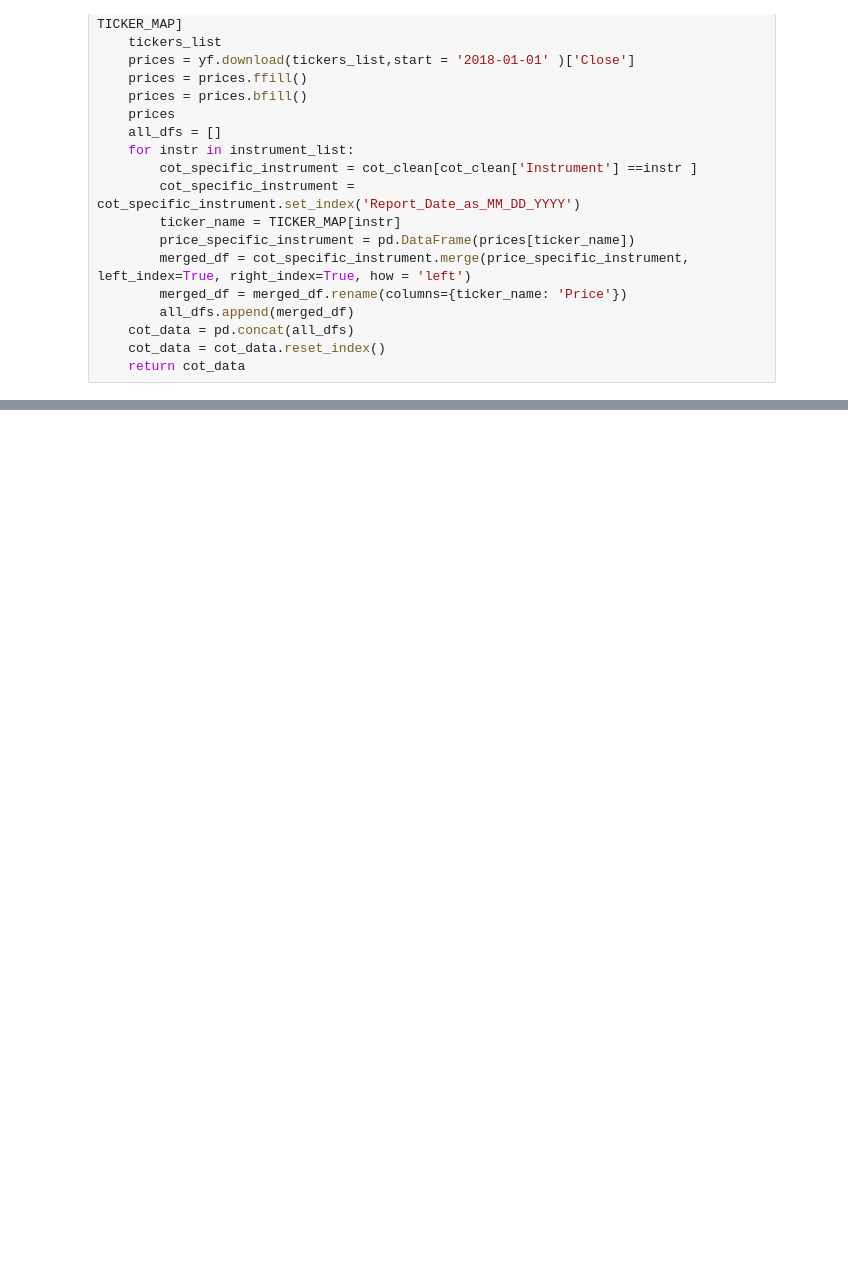
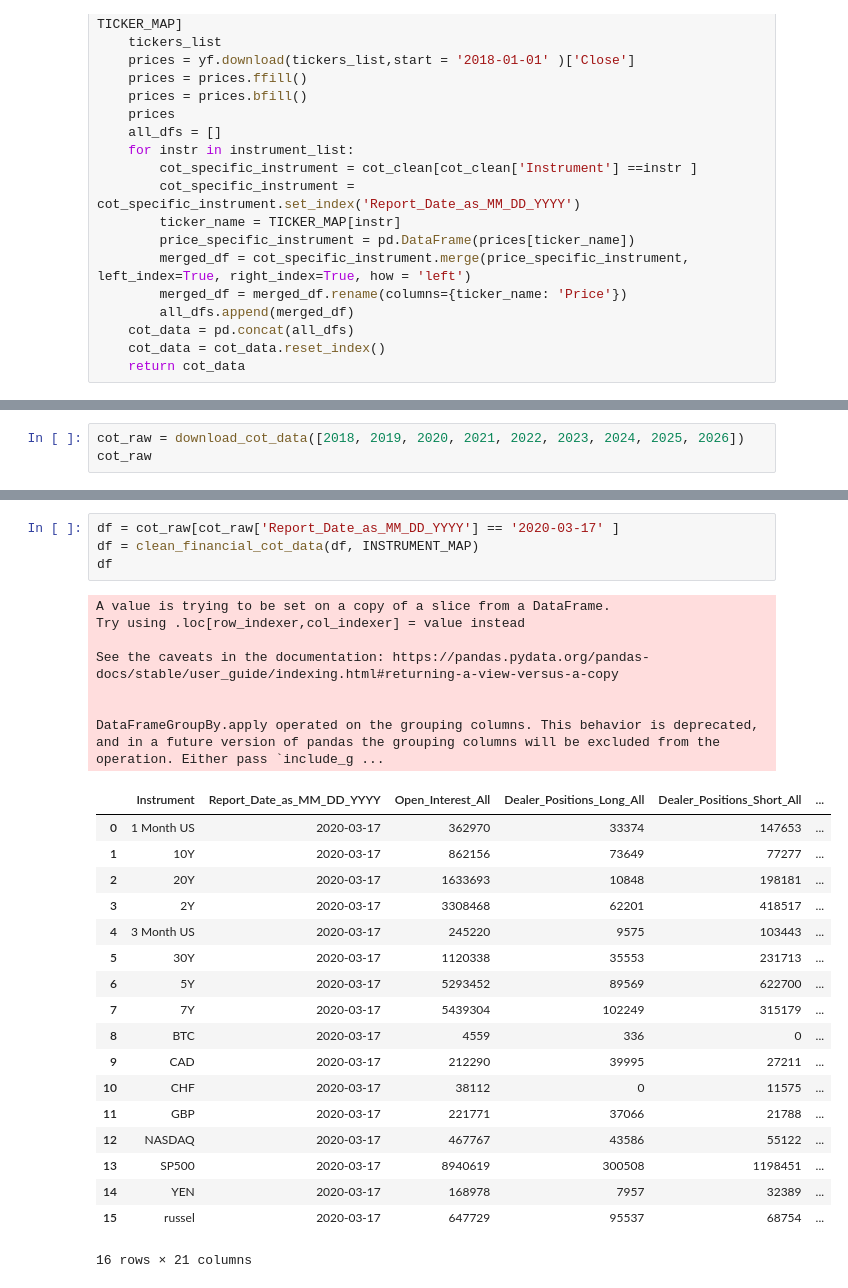
Before and after one commit to Hamza-joosub/SignumV2, a Jupyter notebook: api/routes/temp.ipynb, the cells around one changed output, grey strips where cells are left out. Drawn from its saved outputs; the diff is of its cells as text; blank space fills up the shorter version.

```diff
--- a/api/routes/temp.ipynb
+++ b/api/routes/temp.ipynb
@@ -504,0 +365,3 @@ for feat in features_list:
+# %%
+cot_raw = download_cot_data([2018, 2019, 2020, 2021, 2022, 2023, 2024, 2025, 2026])
+cot_raw
@@ -504,0 +400,30 @@ for feat in features_list:
+# %%
+df = cot_raw[cot_raw['Report_Date_as_MM_DD_YYYY'] == '2020-03-17' ]
+df = clean_financial_cot_data(df, INSTRUMENT_MAP)
+df
+# %% [output]
+A value is trying to be set on a copy of a slice from a DataFrame.
+Try using .loc[row_indexer,col_indexer] = value instead
+
+See the caveats in the documentation: https://pandas.pydata.org/pandas-docs/stable/user_guide/indexing.html#returning-a-view-versus-a-copy
+
+
+DataFrameGroupBy.apply operated on the grouping columns. This behavior is deprecated, and in a future version of pandas the grouping columns will be excluded from the operation. Either pass `include_g ...
+|  | Instrument | Report_Date_as_MM_DD_YYYY | Open_Interest_All | Dealer_Positions_Long_All | Dealer_Positions_Short_All | ... |
+| 0 | 1 Month US | 2020-03-17 | 362970 | 33374 | 147653 | ... |
+| 1 | 10Y | 2020-03-17 | 862156 | 73649 | 77277 | ... |
+| 2 | 20Y | 2020-03-17 | 1633693 | 10848 | 198181 | ... |
+| 3 | 2Y | 2020-03-17 | 3308468 | 62201 | 418517 | ... |
+| 4 | 3 Month US | 2020-03-17 | 245220 | 9575 | 103443 | ... |
+| 5 | 30Y | 2020-03-17 | 1120338 | 35553 | 231713 | ... |
+| 6 | 5Y | 2020-03-17 | 5293452 | 89569 | 622700 | ... |
+| 7 | 7Y | 2020-03-17 | 5439304 | 102249 | 315179 | ... |
+| 8 | BTC | 2020-03-17 | 4559 | 336 | 0 | ... |
+| 9 | CAD | 2020-03-17 | 212290 | 39995 | 27211 | ... |
+| 10 | CHF | 2020-03-17 | 38112 | 0 | 11575 | ... |
+| 11 | GBP | 2020-03-17 | 221771 | 37066 | 21788 | ... |
+| 12 | NASDAQ | 2020-03-17 | 467767 | 43586 | 55122 | ... |
+| 13 | SP500 | 2020-03-17 | 8940619 | 300508 | 1198451 | ... |
+| 14 | YEN | 2020-03-17 | 168978 | 7957 | 32389 | ... |
+| 15 | russel | 2020-03-17 | 647729 | 95537 | 68754 | ... |
+16 rows × 21 columns
```
Also changed, not shown: parts of 23 cells of this notebook, 7 other files.
